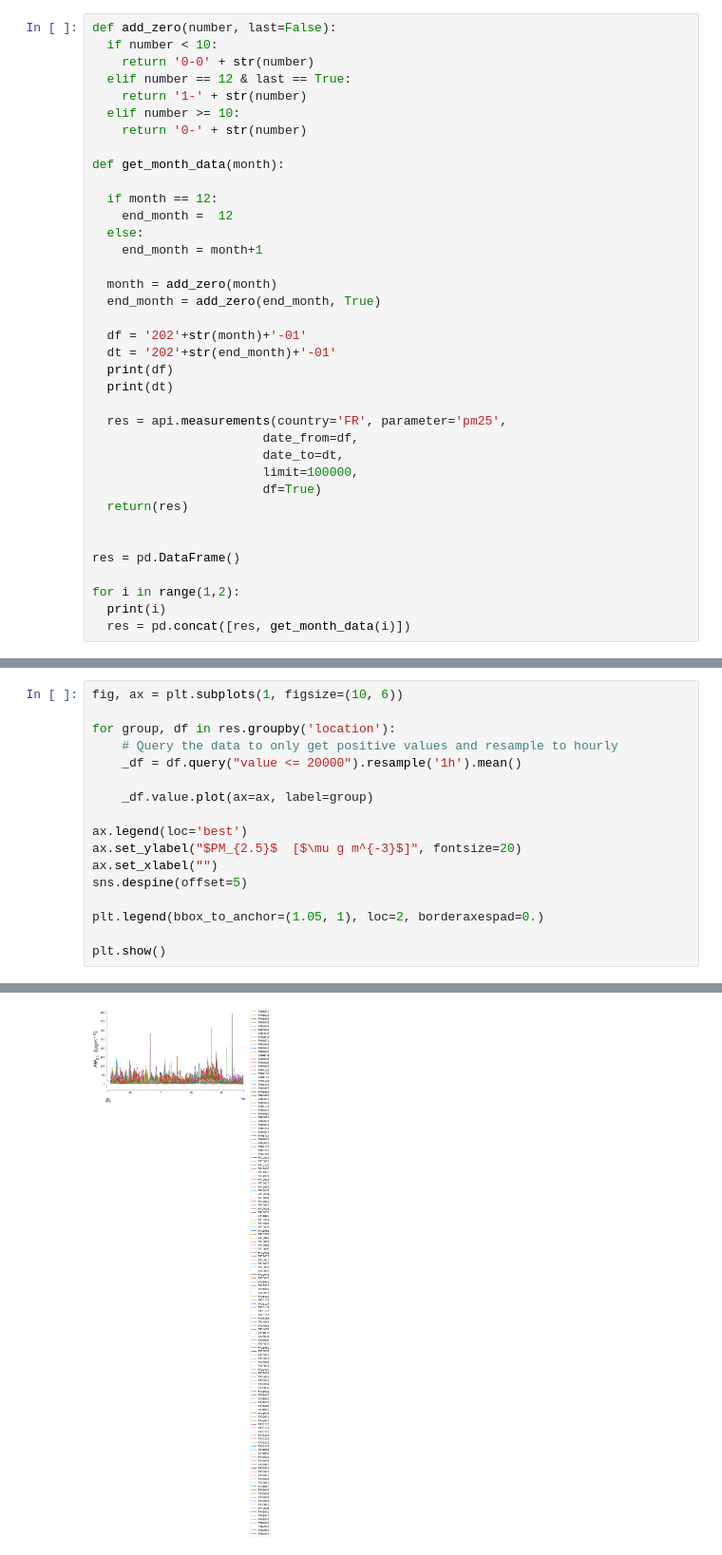
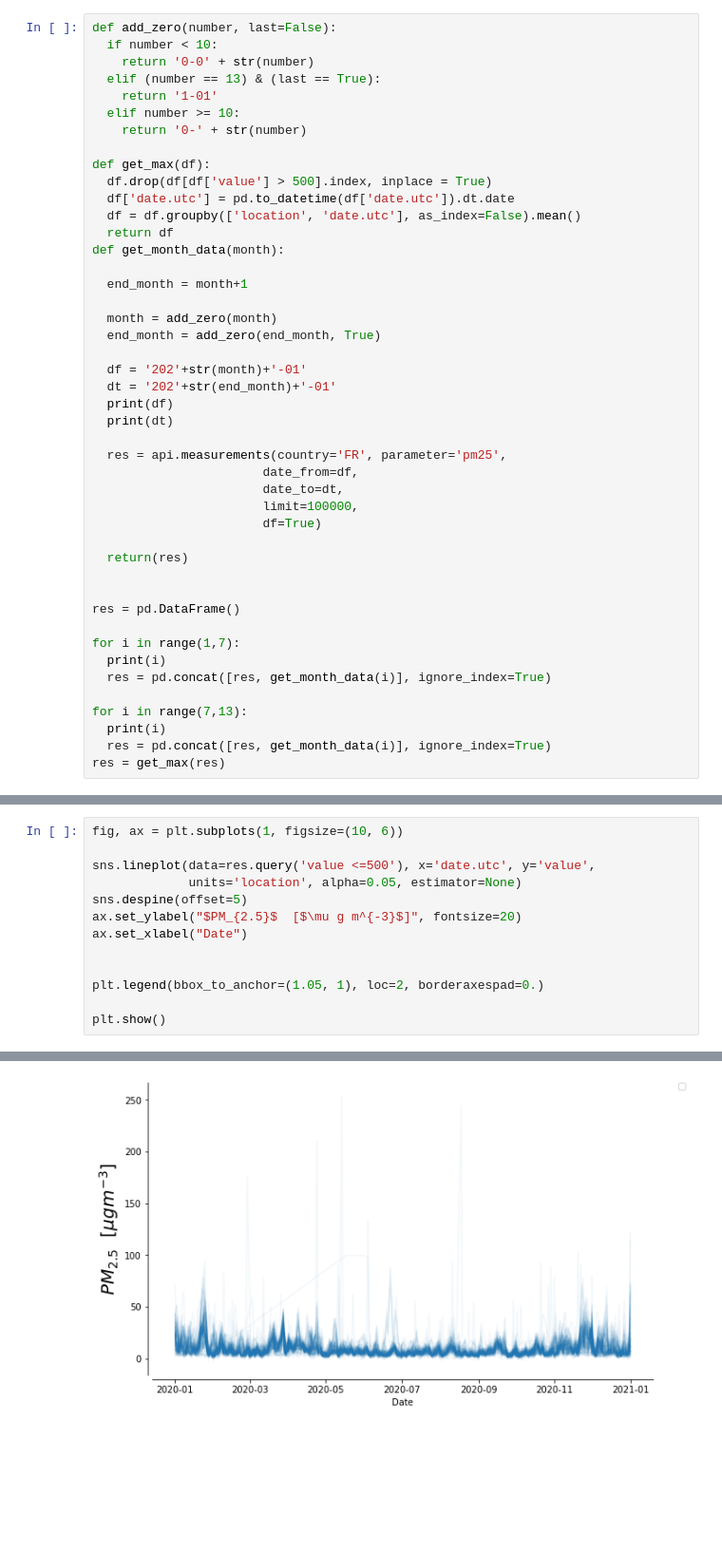
Before and after one commit to yahmskeano/Air-Quality-France, a Jupyter notebook: DataGather.ipynb, the cells around one changed output, grey strips where cells are left out. Shown at 95% size. Saved outputs shown, nothing was run; the diff lists cells and outputs as text; blank space fills up the shorter version.

```diff
--- a/DataGather.ipynb
+++ b/DataGather.ipynb
@@ -30,17 +46,19 @@ resp
 def add_zero(number, last=False):
   if number < 10:
     return '0-0' + str(number)
-  elif number == 12 & last == True:
-    return '1-' + str(number)
+  elif (number == 13) & (last == True):
+    return '1-01'
   elif number >= 10:
     return '0-' + str(number)
 
+def get_max(df):
+  df.drop(df[df['value'] > 500].index, inplace = True)
+  df['date.utc'] = pd.to_datetime(df['date.utc']).dt.date
+  df = df.groupby(['location', 'date.utc'], as_index=False).mean()
+  return df
 def get_month_data(month):
 
-  if month == 12:
-    end_month =  12
-  else:
-    end_month = month+1
+  end_month = month+1
 
   month = add_zero(month)
   end_month = add_zero(end_month, True)
@@ -55,14 +73,20 @@ def get_month_data(month):
                        date_to=dt,
                        limit=100000,
                        df=True)
+
   return(res)
 
 
 res = pd.DataFrame()
 
-for i in range(1,2):
+for i in range(1,7):
   print(i)
-  res = pd.concat([res, get_month_data(i)])
+  res = pd.concat([res, get_month_data(i)], ignore_index=True)
+
+for i in range(7,13):
+  print(i)
+  res = pd.concat([res, get_month_data(i)], ignore_index=True)
+res = get_max(res)
 # %% [output]
 1
 2020-01-01
@@ -91,16 +127,12 @@ numpy.datetime64('2021-01-01')
 # %%
 fig, ax = plt.subplots(1, figsize=(10, 6))
 
-for group, df in res.groupby('location'):
-    # Query the data to only get positive values and resample to hourly
-    _df = df.query("value <= 20000").resample('1h').mean()
+sns.lineplot(data=res.query('value <=500'), x='date.utc', y='value',
+             units='location', alpha=0.05, estimator=None)
+sns.despine(offset=5)
+ax.set_ylabel("$PM_{2.5}$  [$\mu g m^{-3}$]", fontsize=20)
+ax.set_xlabel("Date")
 
-    _df.value.plot(ax=ax, label=group)
-
-ax.legend(loc='best')
-ax.set_ylabel("$PM_{2.5}$  [$\mu g m^{-3}$]", fontsize=20)
-ax.set_xlabel("")
-sns.despine(offset=5)
 
 plt.legend(bbox_to_anchor=(1.05, 1), loc=2, borderaxespad=0.)
 
@@ -109 +142 @@ plt.show()
-[figure, old version]
+[figure, new version]
```
Also changed, not shown: parts of 10 cells of this notebook.
